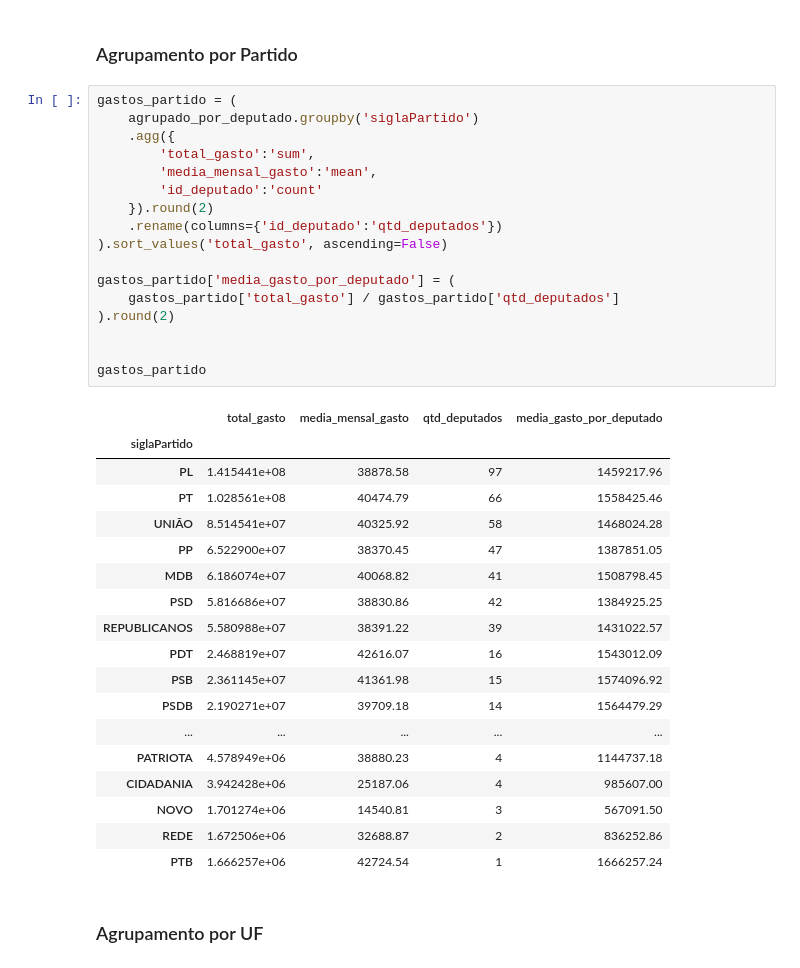
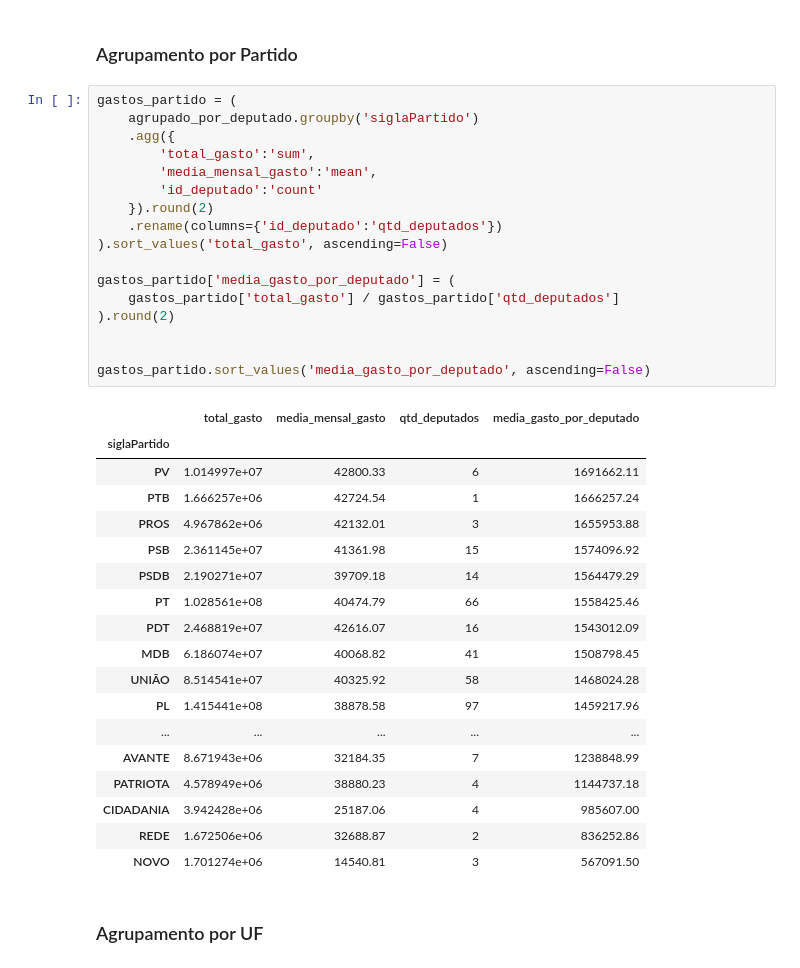
Before and after one commit to eduardopfbp/Analise-Despesas-dos-Deputados-Federais---57-legislatura, a Jupyter notebook: notebooks/analises.ipynb, the cells around one changed output. Drawn from its saved outputs; the diff is of its cells as text.

```diff
--- a/notebooks/analises.ipynb
+++ b/notebooks/analises.ipynb
@@ -146,39 +162,39 @@ agrupado_por_deputado.head(10)
 # %%
 gastos_partido = (
     agrupado_por_deputado.groupby('siglaPartido')
     .agg({
         'total_gasto':'sum',
         'media_mensal_gasto':'mean',
         'id_deputado':'count'
     }).round(2)
     .rename(columns={'id_deputado':'qtd_deputados'})
 ).sort_values('total_gasto', ascending=False)
 
 gastos_partido['media_gasto_por_deputado'] = (
     gastos_partido['total_gasto'] / gastos_partido['qtd_deputados']
 ).round(2)
 
 
-gastos_partido
+gastos_partido.sort_values('media_gasto_por_deputado', ascending=False)
 # %% [output]
 |  | total_gasto | media_mensal_gasto | qtd_deputados | media_gasto_por_deputado |
 | siglaPartido |  |  |  |  |
-| PL | 1.415441e+08 | 38878.58 | 97 | 1459217.96 |
-| PT | 1.028561e+08 | 40474.79 | 66 | 1558425.46 |
-| UNIÃO | 8.514541e+07 | 40325.92 | 58 | 1468024.28 |
-| PP | 6.522900e+07 | 38370.45 | 47 | 1387851.05 |
-| MDB | 6.186074e+07 | 40068.82 | 41 | 1508798.45 |
-| PSD | 5.816686e+07 | 38830.86 | 42 | 1384925.25 |
-| REPUBLICANOS | 5.580988e+07 | 38391.22 | 39 | 1431022.57 |
-| PDT | 2.468819e+07 | 42616.07 | 16 | 1543012.09 |
+| PV | 1.014997e+07 | 42800.33 | 6 | 1691662.11 |
+| PTB | 1.666257e+06 | 42724.54 | 1 | 1666257.24 |
+| PROS | 4.967862e+06 | 42132.01 | 3 | 1655953.88 |
 | PSB | 2.361145e+07 | 41361.98 | 15 | 1574096.92 |
 | PSDB | 2.190271e+07 | 39709.18 | 14 | 1564479.29 |
+| PT | 1.028561e+08 | 40474.79 | 66 | 1558425.46 |
+| PDT | 2.468819e+07 | 42616.07 | 16 | 1543012.09 |
+| MDB | 6.186074e+07 | 40068.82 | 41 | 1508798.45 |
+| UNIÃO | 8.514541e+07 | 40325.92 | 58 | 1468024.28 |
+| PL | 1.415441e+08 | 38878.58 | 97 | 1459217.96 |
 | ... | ... | ... | ... | ... |
+| AVANTE | 8.671943e+06 | 32184.35 | 7 | 1238848.99 |
 | PATRIOTA | 4.578949e+06 | 38880.23 | 4 | 1144737.18 |
 | CIDADANIA | 3.942428e+06 | 25187.06 | 4 | 985607.00 |
+| REDE | 1.672506e+06 | 32688.87 | 2 | 836252.86 |
 | NOVO | 1.701274e+06 | 14540.81 | 3 | 567091.50 |
-| REDE | 1.672506e+06 | 32688.87 | 2 | 836252.86 |
-| PTB | 1.666257e+06 | 42724.54 | 1 | 1666257.24 |
 # %% [markdown]
 ### Agrupamento por UF
 # %%
```
Also changed, not shown: parts of 3 cells of this notebook, 3 other files.
